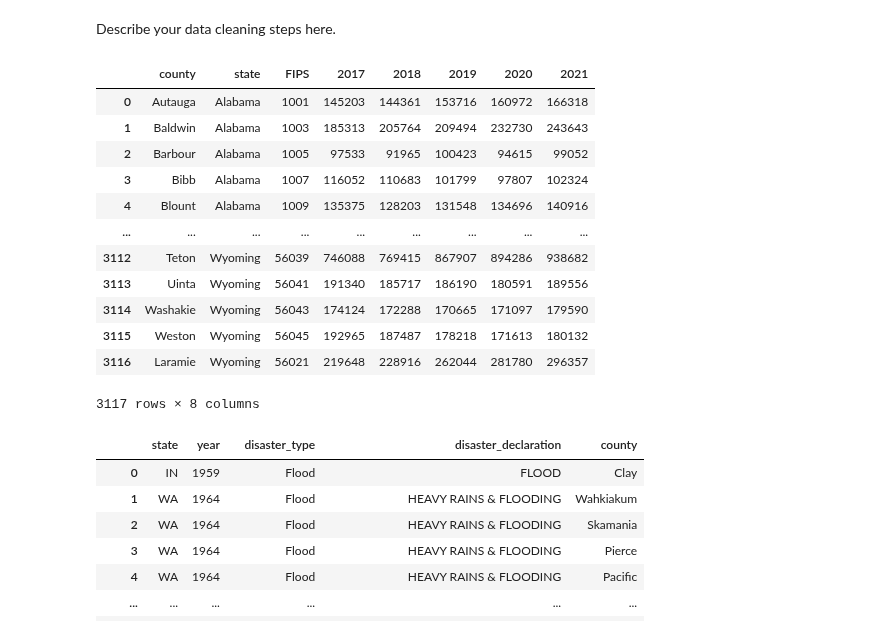
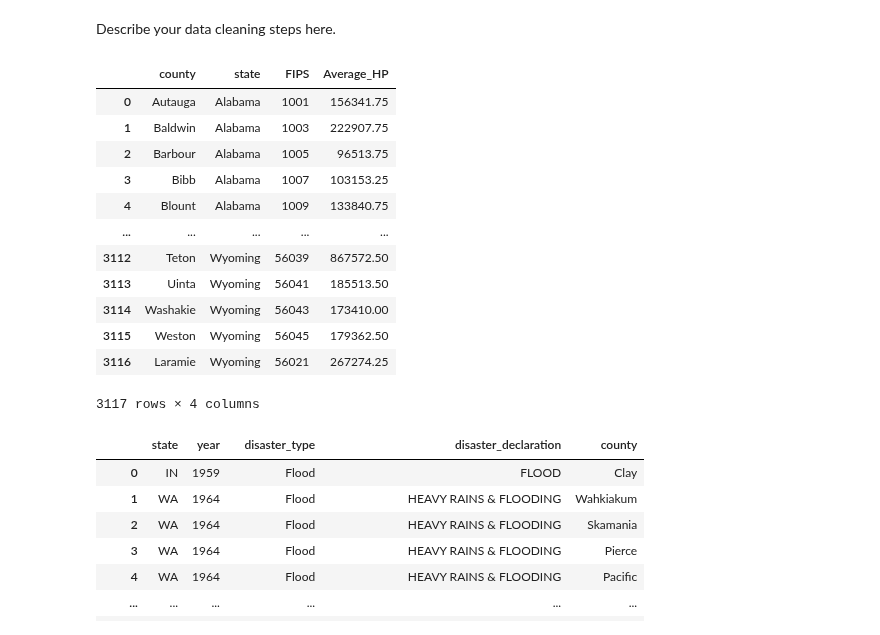
Before and after one commit to tyler-le/Natural-Disaster-Analysis, a Jupyter notebook: FinalProjectGroup013-Wi22.ipynb, the cells around one changed output. Cells and saved outputs as stored; diff of their text form; code cells hidden in the pictures.

```diff
--- a/FinalProjectGroup013-Wi22.ipynb
+++ b/FinalProjectGroup013-Wi22.ipynb
@@ -103,24 +101,25 @@ hp_df[1:5][1:]['County & State'].split
 # %%
 hp_df = pd.read_csv('NewHousingPrices2017-2021.csv').drop(columns=['Unnamed: 0'])
 hp_df[['county', 'state']] = hp_df['County & State'].str.split('County,', expand=True)
 old_cols = hp_df.columns.values
-new_cols = ['county','state','FIPS','2017','2018','2019','2020','2021']
+hp_df['Average_HP'] = hp_df.iloc[:,3:].mean(axis=1)
+new_cols = ['county','state','FIPS','Average_HP']
 hp_df = hp_df.reindex(columns=new_cols)
 hp_df
 # %% [output]
-|  | county | state | FIPS | 2017 | 2018 | 2019 | 2020 | 2021 |
-| 0 | Autauga | Alabama | 1001 | 145203 | 144361 | 153716 | 160972 | 166318 |
-| 1 | Baldwin | Alabama | 1003 | 185313 | 205764 | 209494 | 232730 | 243643 |
-| 2 | Barbour | Alabama | 1005 | 97533 | 91965 | 100423 | 94615 | 99052 |
-| 3 | Bibb | Alabama | 1007 | 116052 | 110683 | 101799 | 97807 | 102324 |
-| 4 | Blount | Alabama | 1009 | 135375 | 128203 | 131548 | 134696 | 140916 |
-| ... | ... | ... | ... | ... | ... | ... | ... | ... |
-| 3112 | Teton | Wyoming | 56039 | 746088 | 769415 | 867907 | 894286 | 938682 |
-| 3113 | Uinta | Wyoming | 56041 | 191340 | 185717 | 186190 | 180591 | 189556 |
-| 3114 | Washakie | Wyoming | 56043 | 174124 | 172288 | 170665 | 171097 | 179590 |
-| 3115 | Weston | Wyoming | 56045 | 192965 | 187487 | 178218 | 171613 | 180132 |
-| 3116 | Laramie | Wyoming | 56021 | 219648 | 228916 | 262044 | 281780 | 296357 |
+|  | county | state | FIPS | Average_HP |
+| 0 | Autauga | Alabama | 1001 | 156341.75 |
+| 1 | Baldwin | Alabama | 1003 | 222907.75 |
+| 2 | Barbour | Alabama | 1005 | 96513.75 |
+| 3 | Bibb | Alabama | 1007 | 103153.25 |
+| 4 | Blount | Alabama | 1009 | 133840.75 |
+| ... | ... | ... | ... | ... |
+| 3112 | Teton | Wyoming | 56039 | 867572.50 |
+| 3113 | Uinta | Wyoming | 56041 | 185513.50 |
+| 3114 | Washakie | Wyoming | 56043 | 173410.00 |
+| 3115 | Weston | Wyoming | 56045 | 179362.50 |
+| 3116 | Laramie | Wyoming | 56021 | 267274.25 |
-3117 rows × 8 columns
+3117 rows × 4 columns
 # %%
 def standardize_county(str_in):
     try:
```
Also changed, not shown: parts of 17 cells of this notebook, 1 other file.
